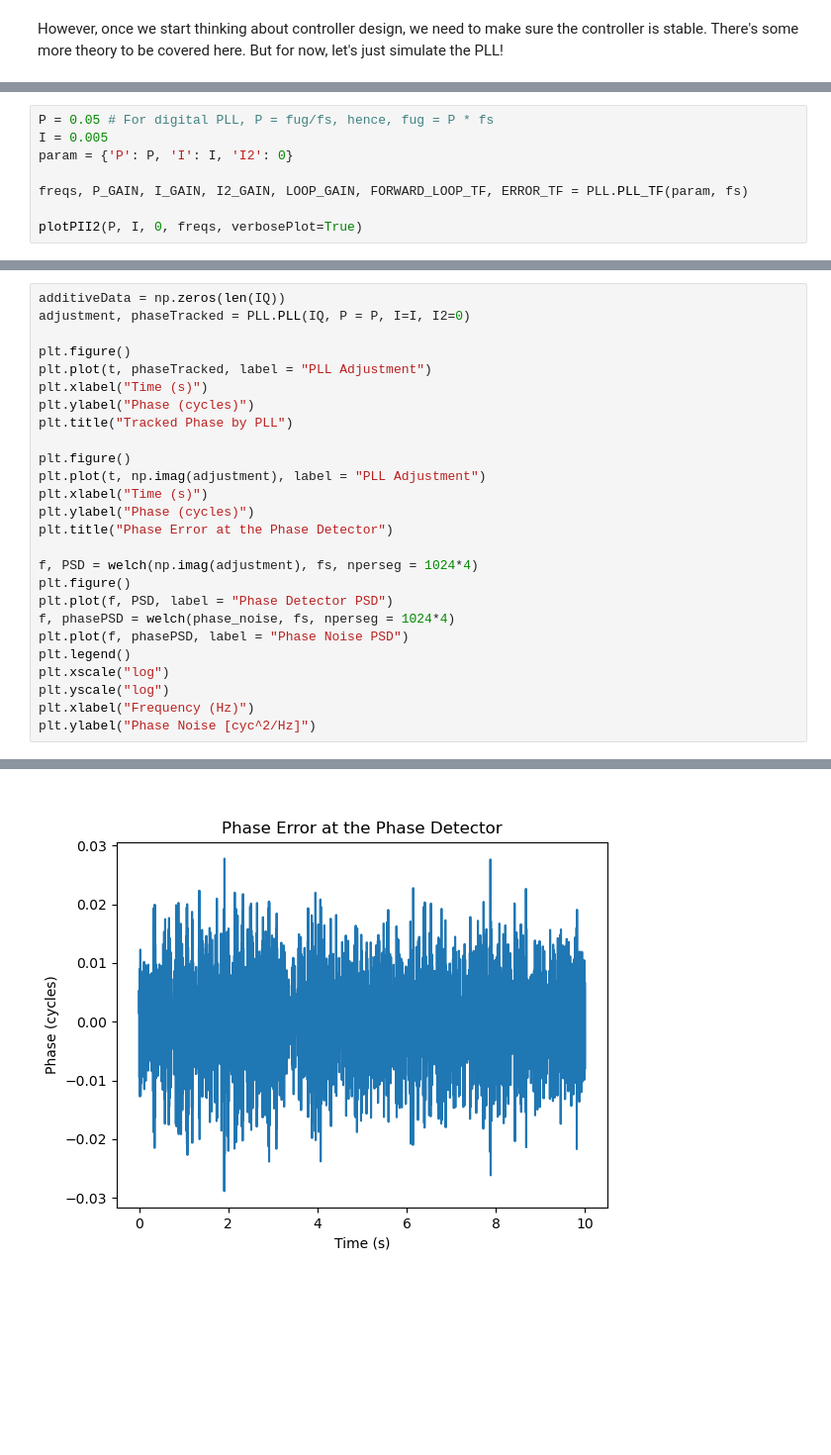
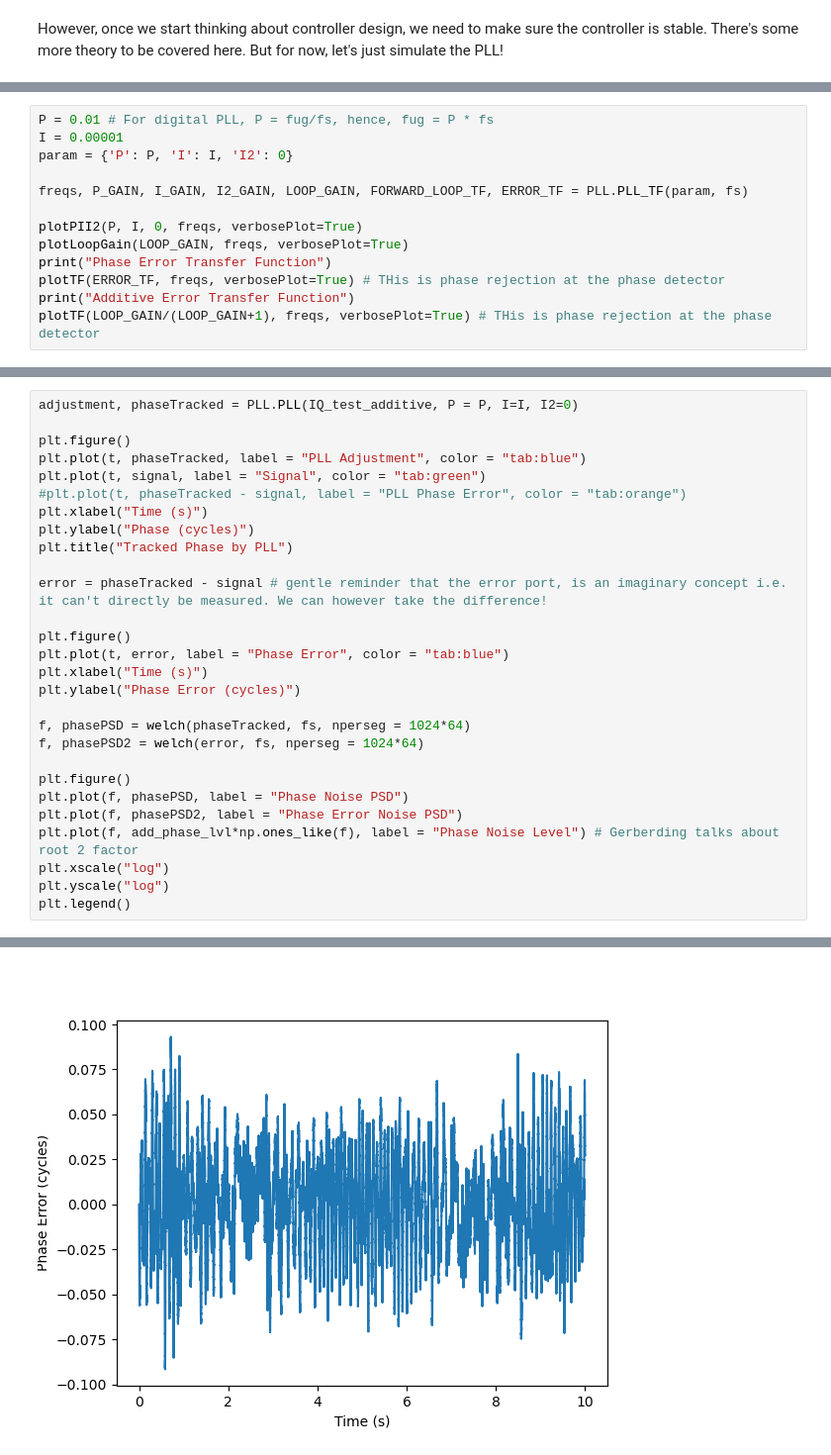
Before and after one commit to Shawn-McSorley/weakLight_seminar, a Jupyter notebook: weakLight_seminar.ipynb, the cells around one changed output, grey strips where cells are left out. Shown at 99% size. Drawn from its saved outputs; the diff is of its cells as text; blank space fills up the shorter version.

```diff
--- a/weakLight_seminar.ipynb
+++ b/weakLight_seminar.ipynb
@@ -813,9 +904,14 @@ additiveData = 0
 # %%
-P = 0.05 # For digital PLL, P = fug/fs, hence, fug = P * fs
-I = 0.005
+P = 0.01 # For digital PLL, P = fug/fs, hence, fug = P * fs
+I = 0.00001
 param = {'P': P, 'I': I, 'I2': 0}
 
 freqs, P_GAIN, I_GAIN, I2_GAIN, LOOP_GAIN, FORWARD_LOOP_TF, ERROR_TF = PLL.PLL_TF(param, fs)
 
 plotPII2(P, I, 0, freqs, verbosePlot=True)
+plotLoopGain(LOOP_GAIN, freqs, verbosePlot=True)
+print("Phase Error Transfer Function")
+plotTF(ERROR_TF, freqs, verbosePlot=True) # THis is phase rejection at the phase detector
+print("Additive Error Transfer Function")
+plotTF(LOOP_GAIN/(LOOP_GAIN+1), freqs, verbosePlot=True) # THis is phase rejection at the phase detector
 # %% [output]
@@ -843,27 +926,29 @@ Additive Error Transfer Function
 # %%
-additiveData = np.zeros(len(IQ))
-adjustment, phaseTracked = PLL.PLL(IQ, P = P, I=I, I2=0)
+adjustment, phaseTracked = PLL.PLL(IQ_test_additive, P = P, I=I, I2=0)
 
 plt.figure()
-plt.plot(t, phaseTracked, label = "PLL Adjustment")
+plt.plot(t, phaseTracked, label = "PLL Adjustment", color = "tab:blue")
+plt.plot(t, signal, label = "Signal", color = "tab:green")
+#plt.plot(t, phaseTracked - signal, label = "PLL Phase Error", color = "tab:orange")
 plt.xlabel("Time (s)")
 plt.ylabel("Phase (cycles)")
 plt.title("Tracked Phase by PLL")
 
+error = phaseTracked - signal # gentle reminder that the error port, is an imaginary concept i.e. it can't directly be measured. We can however take the difference!
+
 plt.figure()
-plt.plot(t, np.imag(adjustment), label = "PLL Adjustment")
+plt.plot(t, error, label = "Phase Error", color = "tab:blue")
 plt.xlabel("Time (s)")
-plt.ylabel("Phase (cycles)")
-plt.title("Phase Error at the Phase Detector")
+plt.ylabel("Phase Error (cycles)")
 
-f, PSD = welch(np.imag(adjustment), fs, nperseg = 1024*4)
+f, phasePSD = welch(phaseTracked, fs, nperseg = 1024*64)
+f, phasePSD2 = welch(error, fs, nperseg = 1024*64)
+
 plt.figure()
-plt.plot(f, PSD, label = "Phase Detector PSD")
-f, phasePSD = welch(phase_noise, fs, nperseg = 1024*4)
 plt.plot(f, phasePSD, label = "Phase Noise PSD")
-plt.legend()
+plt.plot(f, phasePSD2, label = "Phase Error Noise PSD")
+plt.plot(f, add_phase_lvl*np.ones_like(f), label = "Phase Noise Level") # Gerberding talks about root 2 factor
 plt.xscale("log")
 plt.yscale("log")
-plt.xlabel("Frequency (Hz)")
-plt.ylabel("Phase Noise [cyc^2/Hz]")
+plt.legend()
 # %% [output]
@@ -872 +957 @@ Text(0, 0.5, 'Phase Noise [cyc^2/Hz]')
-[figure, old version]
+[figure, new version]
```
Also changed, not shown: parts of 18 cells of this notebook, 9 other files.
